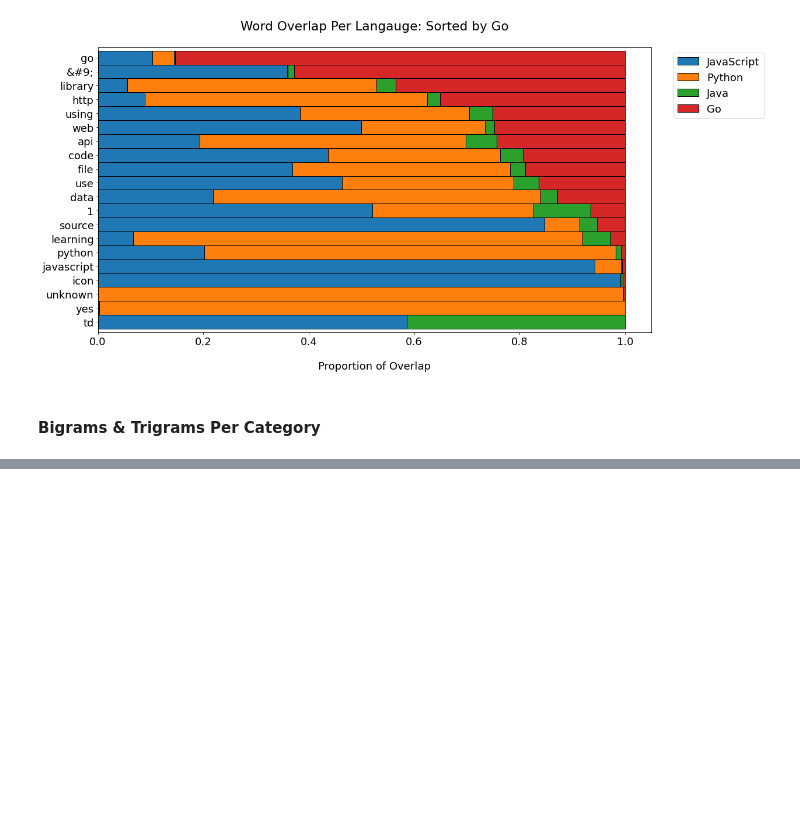
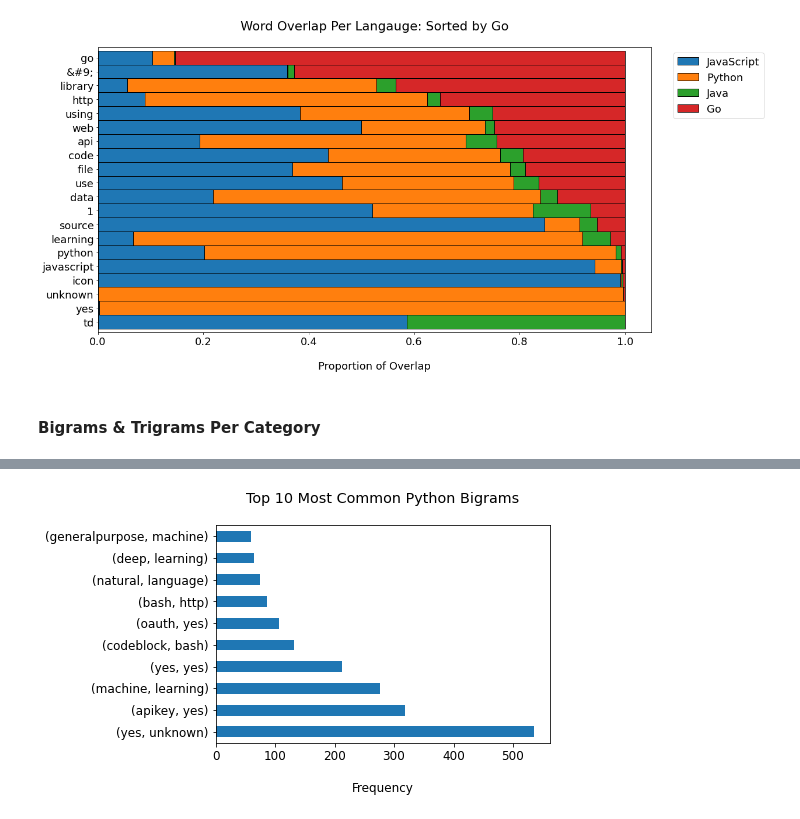
Before and after one commit to Vu-Luna-McCrosky-NLP-Project/NLP_Project_Predicting_Readme_s, a Jupyter notebook: McCrosky_Rough_Draft2.ipynb, the cells around one changed output, grey strips where cells are left out. Drawn from its saved outputs; the diff is of its cells as text; code cells hidden in the pictures; blank space fills up the shorter version.

```diff
--- a/McCrosky_Rough_Draft2.ipynb
+++ b/McCrosky_Rough_Draft2.ipynb
@@ -388,0 +399,7 @@ plt.show()
+# %%
+pd.Series(nltk.bigrams(python_words.split())).value_counts().head(10).plot.barh()
+plt.title('Top 10 Most Common Python Bigrams\n')
+plt.xlabel('\nFrequency')
+None
+# %% [output]
+[figure, added]
```
Also changed, not shown: parts of 20 cells of this notebook.
